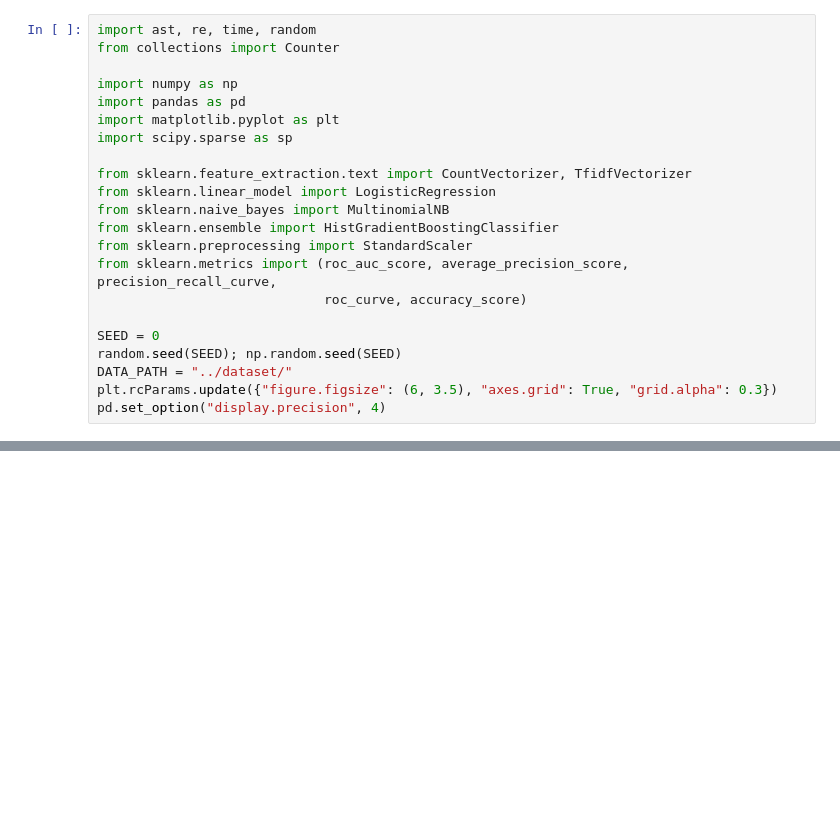
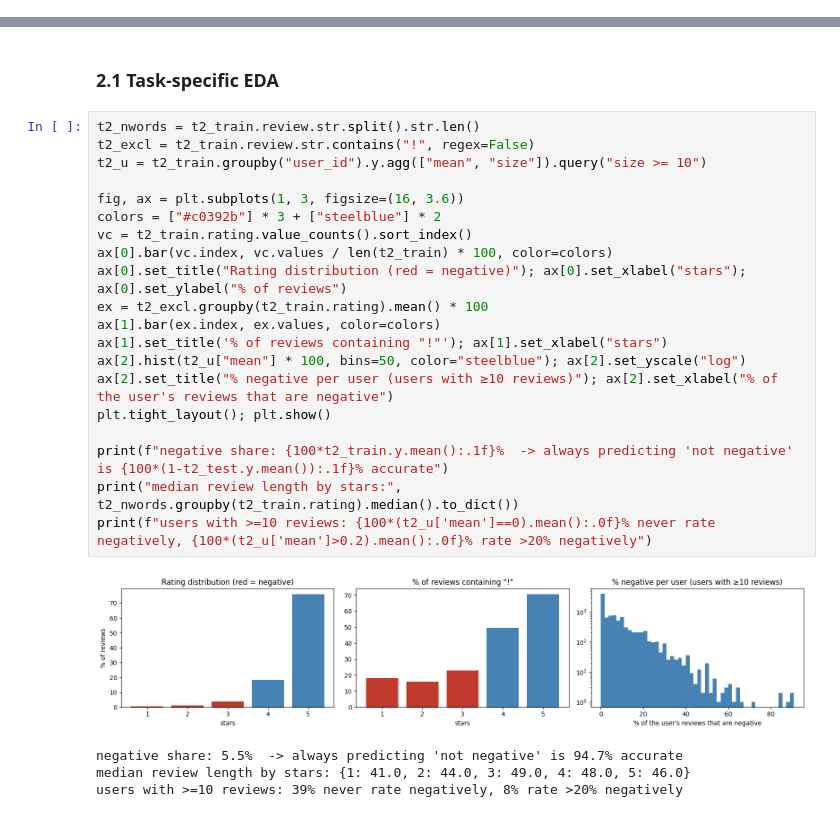
Before and after one commit to jut008/cse258-recipe-prediction-model, a Jupyter notebook: scratch/tom.ipynb, the cells around one changed output, grey strips where cells are left out. Cells and saved outputs as stored; diff of their text form; blank space fills up the shorter version.

```diff
--- a/scratch/tom.ipynb
+++ b/scratch/tom.ipynb
@@ -18,22 +0,0 @@ All numbers below use the group's filtered split (`filtered_train / validation /
-# %%
-import ast, re, time, random
-from collections import Counter
-
-import numpy as np
-import pandas as pd
-import matplotlib.pyplot as plt
-import scipy.sparse as sp
-
-from sklearn.feature_extraction.text import CountVectorizer, TfidfVectorizer
-from sklearn.linear_model import LogisticRegression
-from sklearn.naive_bayes import MultinomialNB
-from sklearn.ensemble import HistGradientBoostingClassifier
-from sklearn.preprocessing import StandardScaler
-from sklearn.metrics import (roc_auc_score, average_precision_score, precision_recall_curve,
-                             roc_curve, accuracy_score)
-
-SEED = 0
-random.seed(SEED); np.random.seed(SEED)
-DATA_PATH = "../dataset/"
-plt.rcParams.update({"figure.figsize": (6, 3.5), "axes.grid": True, "grid.alpha": 0.3})
-pd.set_option("display.precision", 4)
@@ -602,0 +47,27 @@ AUC  for 3★ vs 4–5★ only        : 0.9685
+# %% [markdown]
+### 2.1 Task-specific EDA
+# %%
+t2_nwords = t2_train.review.str.split().str.len()
+t2_excl = t2_train.review.str.contains("!", regex=False)
+t2_u = t2_train.groupby("user_id").y.agg(["mean", "size"]).query("size >= 10")
+
+fig, ax = plt.subplots(1, 3, figsize=(16, 3.6))
+colors = ["#c0392b"] * 3 + ["steelblue"] * 2
+vc = t2_train.rating.value_counts().sort_index()
+ax[0].bar(vc.index, vc.values / len(t2_train) * 100, color=colors)
+ax[0].set_title("Rating distribution (red = negative)"); ax[0].set_xlabel("stars"); ax[0].set_ylabel("% of reviews")
+ex = t2_excl.groupby(t2_train.rating).mean() * 100
+ax[1].bar(ex.index, ex.values, color=colors)
+ax[1].set_title('% of reviews containing "!"'); ax[1].set_xlabel("stars")
+ax[2].hist(t2_u["mean"] * 100, bins=50, color="steelblue"); ax[2].set_yscale("log")
+ax[2].set_title("% negative per user (users with ≥10 reviews)"); ax[2].set_xlabel("% of the user's reviews that are negative")
+plt.tight_layout(); plt.show()
+
+print(f"negative share: {100*t2_train.y.mean():.1f}%  -> always predicting 'not negative' is {100*(1-t2_test.y.mean()):.1f}% accurate")
+print("median review length by stars:", t2_nwords.groupby(t2_train.rating).median().to_dict())
+print(f"users with >=10 reviews: {100*(t2_u['mean']==0).mean():.0f}% never rate negatively, {100*(t2_u['mean']>0.2).mean():.0f}% rate >20% negatively")
+# %% [output]
+[figure, added]
+negative share: 5.5%  -> always predicting 'not negative' is 94.7% accurate
+median review length by stars: {1: 41.0, 2: 44.0, 3: 49.0, 4: 48.0, 5: 46.0}
+users with >=10 reviews: 39% never rate negatively, 8% rate >20% negatively
```
Also changed, not shown: parts of 54 cells of this notebook.
